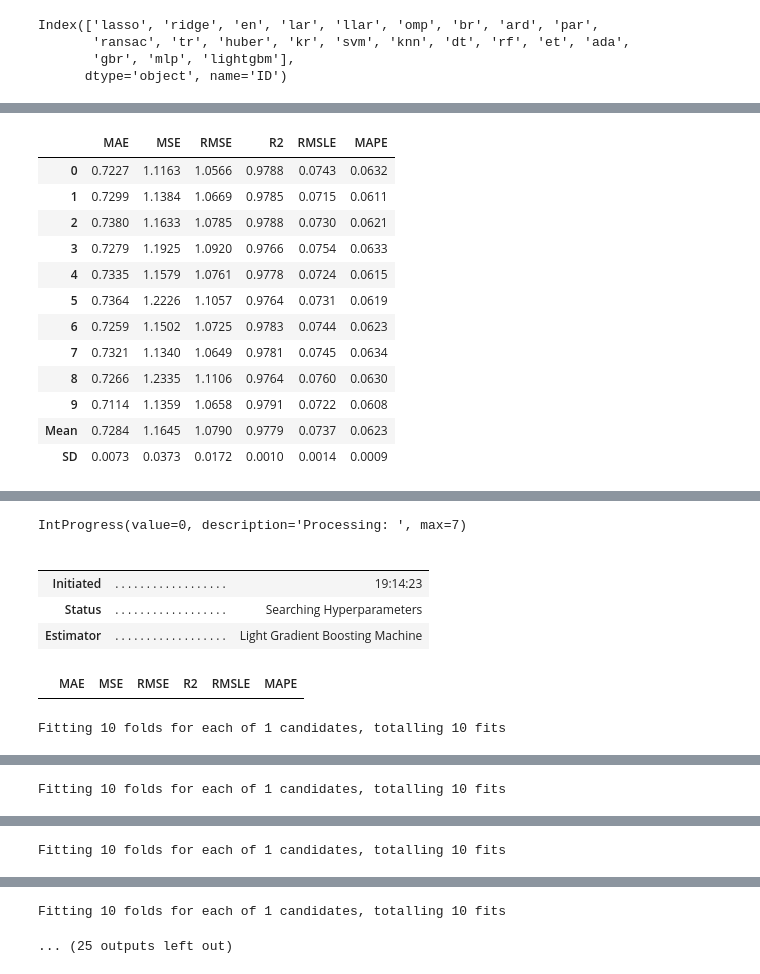
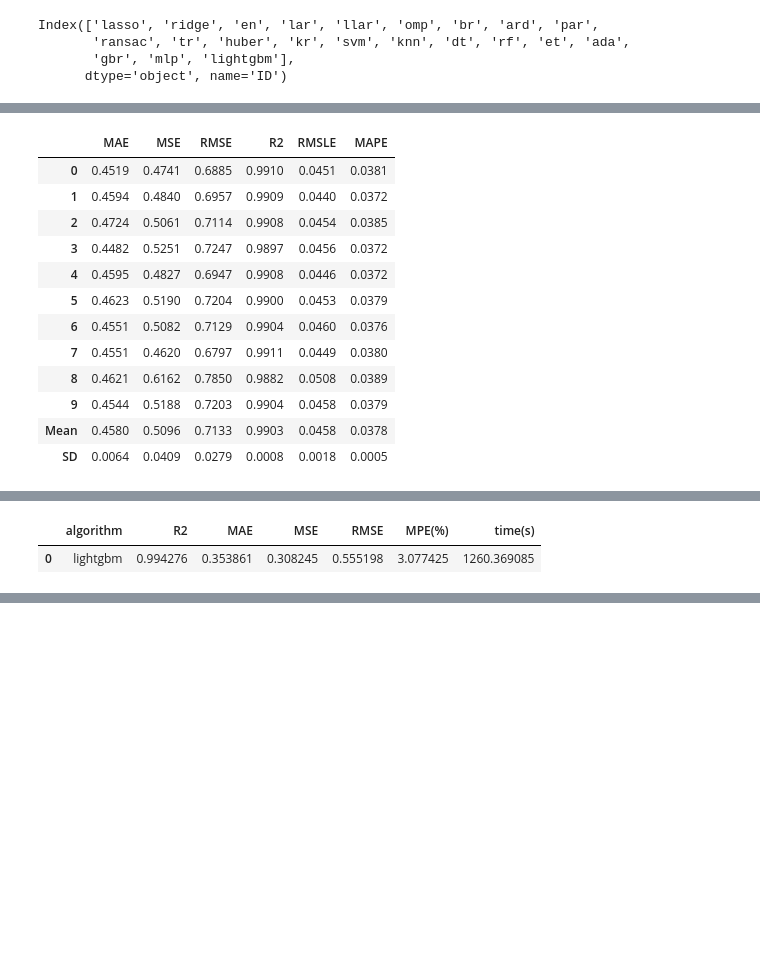
Before and after one commit to Schwalbe262/ML_MFT, a Jupyter notebook: regression.ipynb, the cells around one changed output, grey strips where cells are left out. Saved outputs shown, nothing was run; the diff lists cells and outputs as text; code cells hidden in the pictures; blank space fills up the shorter version.

Commit message:
adding compare algorithm module

```diff
--- a/regression.ipynb
+++ b/regression.ipynb
@@ -29,7 +30,7 @@ from py_module.verify import *
 
 filename = "./Data_2021_10_14_v1 (N98923)/Data.csv" # csv file directory and name
 
-raw_data = load_data(fn=filename, pp=1)
+raw_data = load_data(fn=filename, pp=1, size_en=True, size=1000)
 # %%
 # plot raw_data histogram (for data pre-process / option-task)
 
@@ -211,44 +238,44 @@ Index(['lasso', 'ridge', 'en', 'lar', 'llar', 'omp', 'br', 'ard', 'par',
 algorithm_list = models().index
 except_list = ["kr","svm","huber","rf","et"] # algorithm list to exclude from train
 result = []
 
 
 # eleminate algorithm in exception list
 for al_name in except_list :
 
     algorithm_list = algorithm_list[algorithm_list!=al_name]
 
 algorithm_list = ["lightgbm"]
 
 # train each algorithm
 for al_name in algorithm_list :
 
     start_time = time.time()
 
     [model, data_seen, data_unseen] = regression_basic(processed_data, parameter, algorithm=al_name, new_feature_names=new_feature_names)
-    print(f'{al_name} : {datetime.now()}')
-    tuned_model = tune_model(model, n_iter=1000, optimize="MAE", early_stopping=False, choose_better=True, verbose=True, search_library="scikit-optimize", search_algorithm="bayesian")
+    print(f'{al_name}')
+    tuned_model = tune_model(model, n_iter=1000, optimize="MAE", early_stopping=False, choose_better=True, verbose=True, search_library="tune-sklearn", search_algorithm="hyperopt")
     [R2, MAE, MSE, RMSE, MPE] = verify_model(tuned_model, data_seen, data_unseen, parameter)
 
     end_time= time.time()
     timetime = end_time - start_time
 
     result.append([al_name, R2, MAE, MSE, RMSE, MPE, timetime])
 
 
 # compare model result
 pd.DataFrame(result,columns = ["algorithm","R2","MAE","MSE","RMSE","MPE(%)","time(s)"]).sort_values(by='R2' ,ascending=False).reset_index(drop=True)
 # %% [output]
 |  | MAE | MSE | RMSE | R2 | RMSLE | MAPE |
-| 0 | 0.7227 | 1.1163 | 1.0566 | 0.9788 | 0.0743 | 0.0632 |
-| 1 | 0.7299 | 1.1384 | 1.0669 | 0.9785 | 0.0715 | 0.0611 |
-| 2 | 0.7380 | 1.1633 | 1.0785 | 0.9788 | 0.0730 | 0.0621 |
-| 3 | 0.7279 | 1.1925 | 1.0920 | 0.9766 | 0.0754 | 0.0633 |
-| 4 | 0.7335 | 1.1579 | 1.0761 | 0.9778 | 0.0724 | 0.0615 |
-| 5 | 0.7364 | 1.2226 | 1.1057 | 0.9764 | 0.0731 | 0.0619 |
-| 6 | 0.7259 | 1.1502 | 1.0725 | 0.9783 | 0.0744 | 0.0623 |
-| 7 | 0.7321 | 1.1340 | 1.0649 | 0.9781 | 0.0745 | 0.0634 |
-| 8 | 0.7266 | 1.2335 | 1.1106 | 0.9764 | 0.0760 | 0.0630 |
-| 9 | 0.7114 | 1.1359 | 1.0658 | 0.9791 | 0.0722 | 0.0608 |
-| Mean | 0.7284 | 1.1645 | 1.0790 | 0.9779 | 0.0737 | 0.0623 |
-| SD | 0.0073 | 0.0373 | 0.0172 | 0.0010 | 0.0014 | 0.0009 |
+| 0 | 0.4519 | 0.4741 | 0.6885 | 0.9910 | 0.0451 | 0.0381 |
+| 1 | 0.4594 | 0.4840 | 0.6957 | 0.9909 | 0.0440 | 0.0372 |
+| 2 | 0.4724 | 0.5061 | 0.7114 | 0.9908 | 0.0454 | 0.0385 |
+| 3 | 0.4482 | 0.5251 | 0.7247 | 0.9897 | 0.0456 | 0.0372 |
+| 4 | 0.4595 | 0.4827 | 0.6947 | 0.9908 | 0.0446 | 0.0372 |
+| 5 | 0.4623 | 0.5190 | 0.7204 | 0.9900 | 0.0453 | 0.0379 |
+| 6 | 0.4551 | 0.5082 | 0.7129 | 0.9904 | 0.0460 | 0.0376 |
+| 7 | 0.4551 | 0.4620 | 0.6797 | 0.9911 | 0.0449 | 0.0380 |
+| 8 | 0.4621 | 0.6162 | 0.7850 | 0.9882 | 0.0508 | 0.0389 |
+| 9 | 0.4544 | 0.5188 | 0.7203 | 0.9904 | 0.0458 | 0.0379 |
+| Mean | 0.4580 | 0.5096 | 0.7133 | 0.9903 | 0.0458 | 0.0378 |
+| SD | 0.0064 | 0.0409 | 0.0279 | 0.0008 | 0.0018 | 0.0005 |
@@ -256,8 +282,2 @@ lightgbm : 2022-01-12 19:14:23.831555
-IntProgress(value=0, description='Processing: ', max=7)
-|  |  |  |
-|  |  |  |
-| Initiated | . . . . . . . . . . . . . . . . . . | 19:14:23 |
-| Status | . . . . . . . . . . . . . . . . . . | Searching Hyperparameters |
-| Estimator | . . . . . . . . . . . . . . . . . . | Light Gradient Boosting Machine |
+|  | algorithm | R2 | MAE | MSE | RMSE | MPE(%) | time(s) |
+| 0 | lightgbm | 0.994276 | 0.353861 | 0.308245 | 0.555198 | 3.077425 | 1260.369085 |
-|  | MAE | MSE | RMSE | R2 | RMSLE | MAPE |
-Fitting 10 folds for each of 1 candidates, totalling 10 fits
@@ -268 +283,0 @@ Fitting 10 folds for each of 1 candidates, totalling 10 fits
-Fitting 10 folds for each of 1 candidates, totalling 10 fits
@@ -272 +283,0 @@ Fitting 10 folds for each of 1 candidates, totalling 10 fits
-Fitting 10 folds for each of 1 candidates, totalling 10 fits
@@ -276,2 +283,0 @@ Fitting 10 folds for each of 1 candidates, totalling 10 fits
-Fitting 10 folds for each of 1 candidates, totalling 10 fits
-... (25 outputs left out)
```
Also changed, not shown: parts of 9 cells of this notebook, 4 other files.
